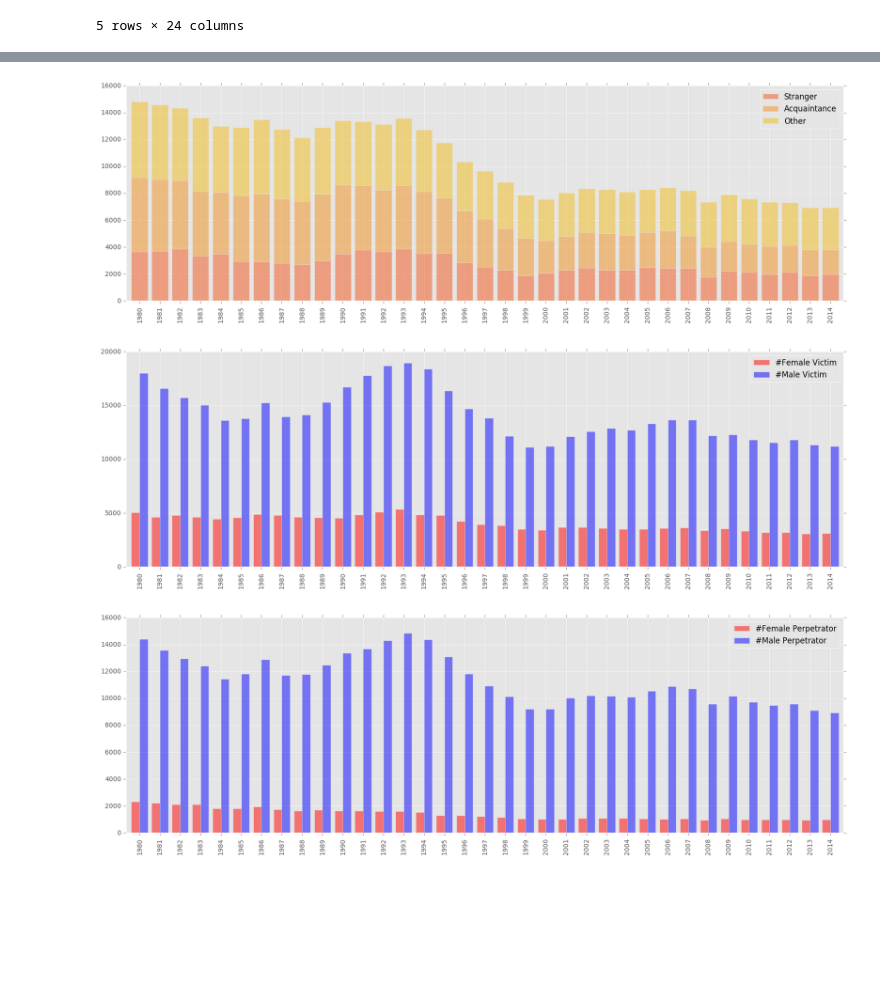
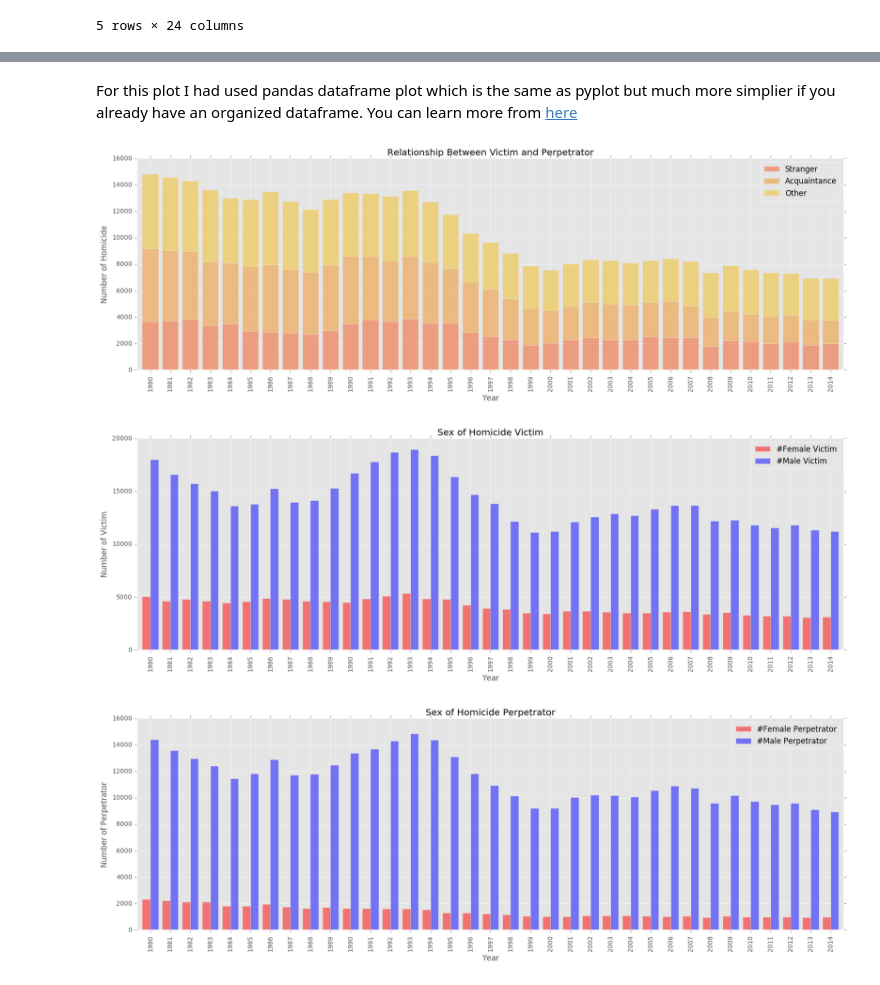
Before and after one commit to nicole72382/nicole72382.github.io, a Jupyter notebook: Final Tutorial.ipynb, the cells around one changed output, grey strips where cells are left out. Saved outputs shown, nothing was run; the diff lists cells and outputs as text; code cells hidden in the pictures; blank space fills up the shorter version.

```diff
--- a/Final Tutorial.ipynb
+++ b/Final Tutorial.ipynb
@@ -57,12 +93,18 @@ other.append(s)
 df2['Stranger'] = stranger
 df2['Acquaintance'] =  acq
 df2['Other'] = other
+# %% [markdown]
+
+For this plot I had used pandas dataframe plot which is the same as pyplot but much more simplier if you already have an organized dataframe. You can learn more from [here](http://pandas.pydata.org/pandas-docs/stable/visualization.html)
 # %%
 f, ax1 = plt.subplots(1, figsize=(20,6))
+ax1.set_xlabel('Year')
+ax1.set_ylabel('Number of Homicide')
+ax1.set_title("Relationship Between Victim and Perpetrator")
 df2.plot.bar(stacked=True,ax=ax1, alpha = .5, width = .8, color =['#F4561D','#F1911E','#F1BD1A'])
 plt.show()
 # %% [output]
-[figure, old version]
+[figure, new version]
 # %%
 g2 = df.groupby(['Year','Victim Sex'])
 #reshape panda series to one column of # of Female Victim and one column of # Male Victim
@@ -70,6 +112,9 @@ g2 = g2.size().values.reshape(35,2)
 df3 = pd.DataFrame(index = years, columns =['#Female Victim','#Male Victim'], data=g2)
 
 f, ax2 = plt.subplots(1, figsize=(20,6))
+ax2.set_xlabel('Year')
+ax2.set_ylabel('Number of Victim')
+ax2.set_title("Sex of Homicide Victim")
 df3.plot.bar(ax=ax2, color=['r','b'],alpha=0.5, width=0.8)
 
 g3 = df.groupby(['Year','Perpetrator Sex'])
@@ -77,11 +122,14 @@ g3 = g3.size().values.reshape(35,2)
 df4 = pd.DataFrame(index = years, columns =['#Female Perpetrator','#Male Perpetrator'], data=g3)
 
 f, ax3 = plt.subplots(1, figsize=(20,6))
+ax3.set_xlabel('Year')
+ax3.set_ylabel('Number of Perpetrator')
+ax3.set_title("Sex of Homicide Perpetrator")
 df4.plot.bar(ax=ax3, color=['r','b'],alpha=0.5, width=0.8)
 plt.show()
 # %% [output]
-[figure, old version]
+[figure, new version]
-[figure, old version]
+[figure, new version]
 # %%
 g4 = df.groupby(['Year','Crime Solved'])
 #reshape panda series to one column of # of Female Victim and one column of # Male Victim
```
Also changed, not shown: parts of 10 cells of this notebook, 1 other file.
